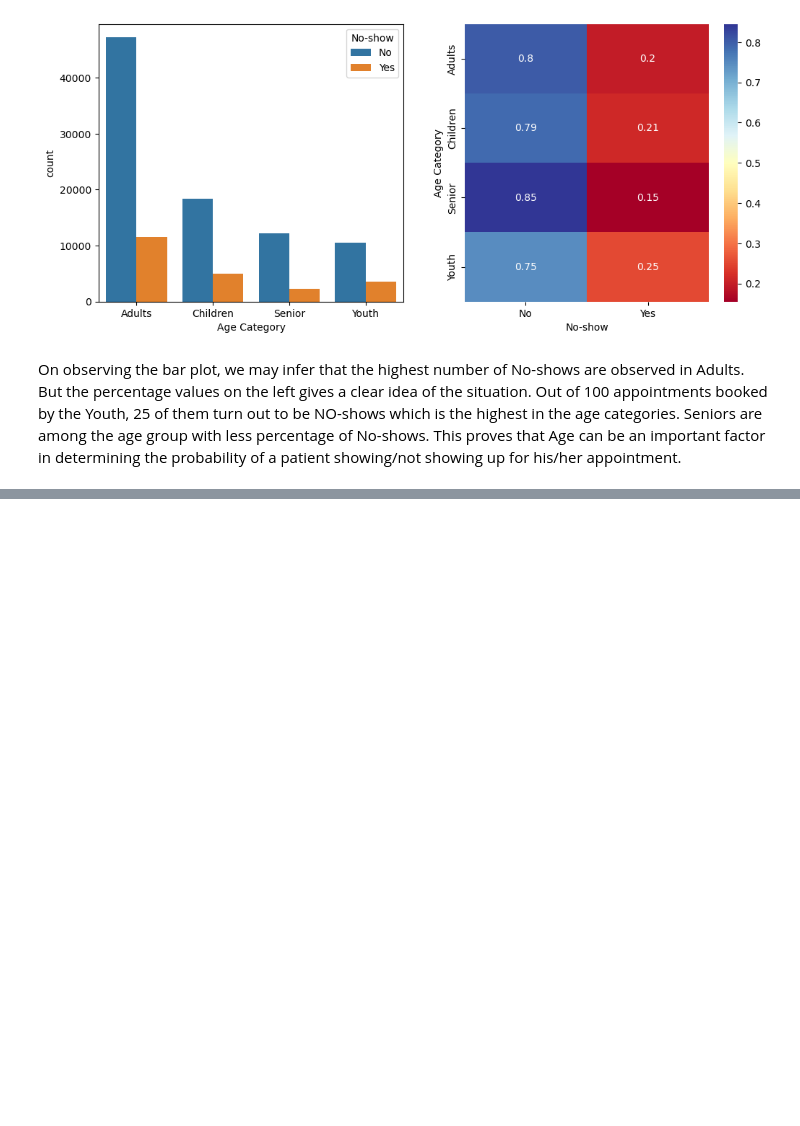
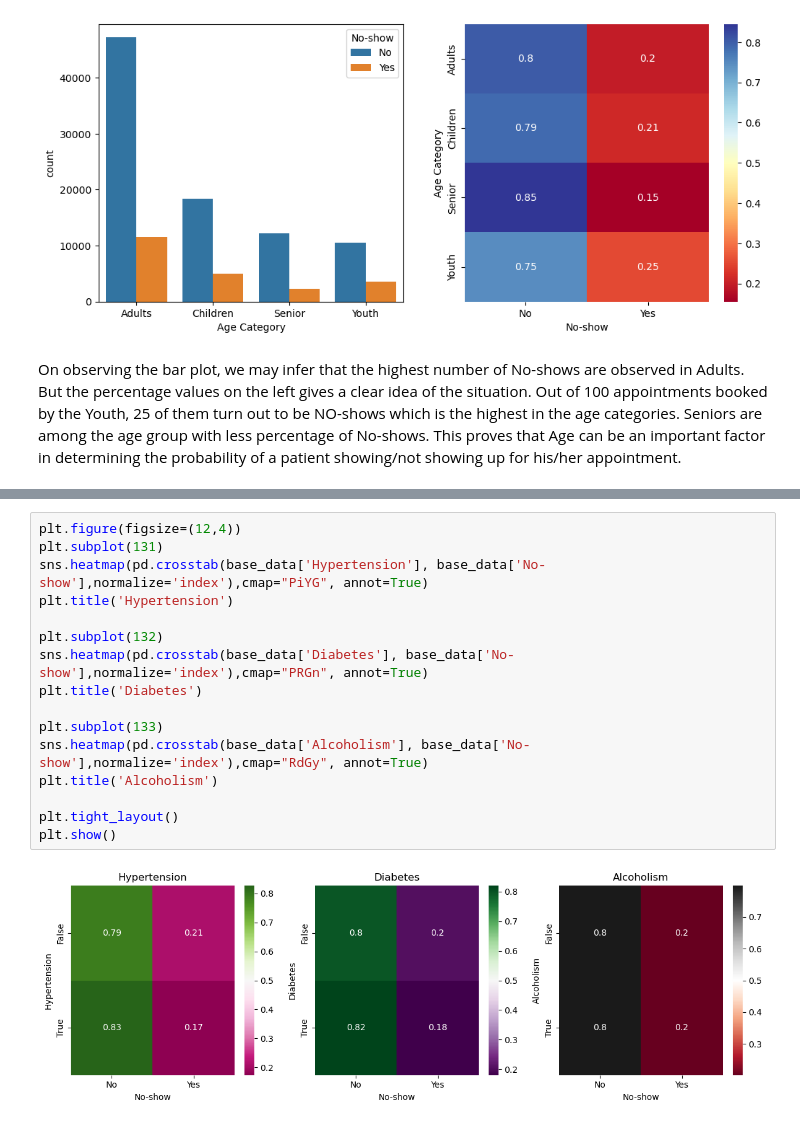
Before and after one commit to Milan1508/HealthCare_Data_Analysis, a Jupyter notebook: healthcare.ipynb, the cells around one changed output, grey strips where cells are left out. Drawn from its saved outputs; the diff is of its cells as text; blank space fills up the shorter version.

```diff
--- a/healthcare.ipynb
+++ b/healthcare.ipynb
@@ -404,0 +429,18 @@ On observing the bar plot, we may infer that the highest number of No-shows are
+# %%
+plt.figure(figsize=(12,4))
+plt.subplot(131)
+sns.heatmap(pd.crosstab(base_data['Hypertension'], base_data['No-show'],normalize='index'),cmap="PiYG", annot=True)
+plt.title('Hypertension')
+
+plt.subplot(132)
+sns.heatmap(pd.crosstab(base_data['Diabetes'], base_data['No-show'],normalize='index'),cmap="PRGn", annot=True)
+plt.title('Diabetes')
+
+plt.subplot(133)
+sns.heatmap(pd.crosstab(base_data['Alcoholism'], base_data['No-show'],normalize='index'),cmap="RdGy", annot=True)
+plt.title('Alcoholism')
+
+plt.tight_layout()
+plt.show()
+# %% [output]
+[figure, added]
```
Also changed, not shown: parts of 3 cells of this notebook.
